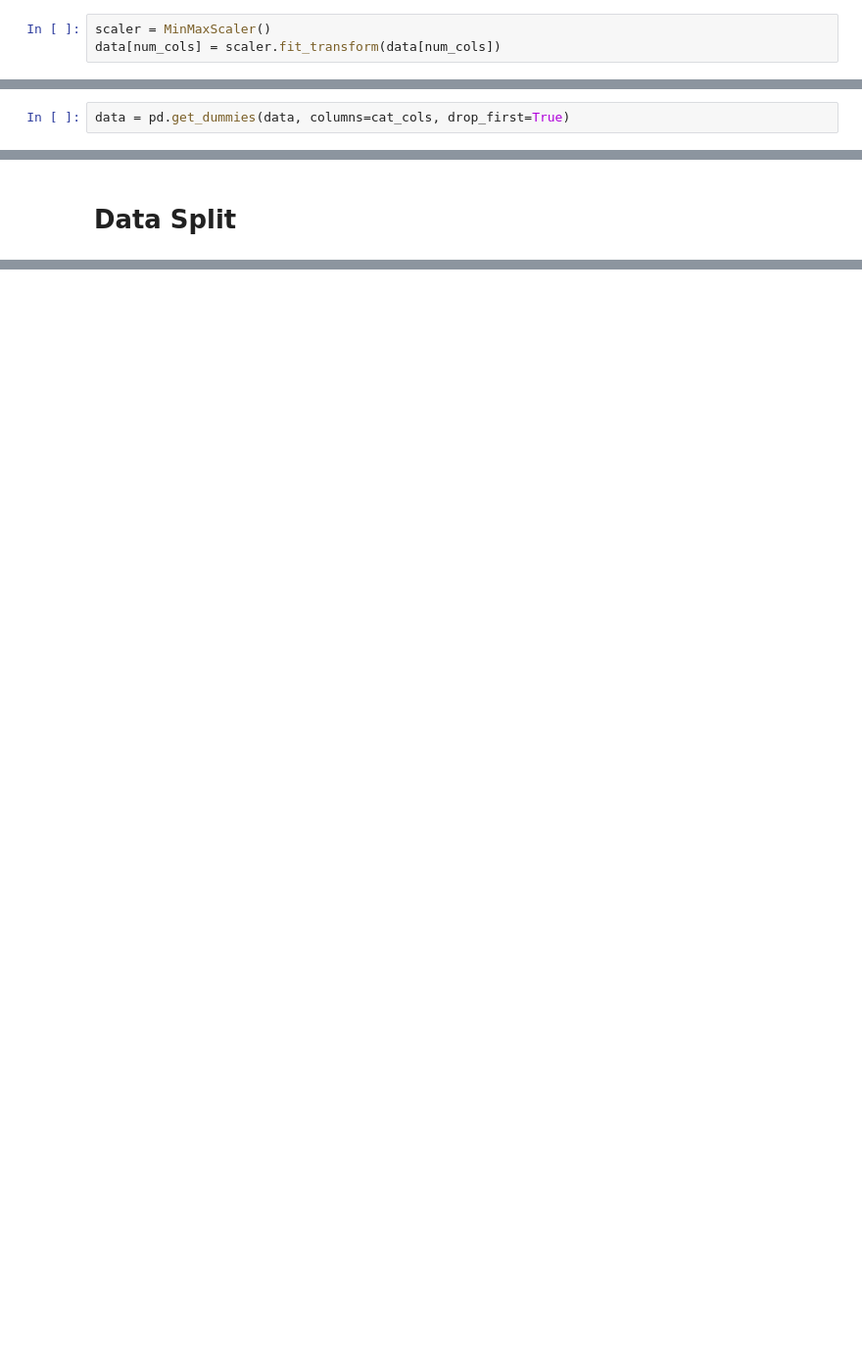
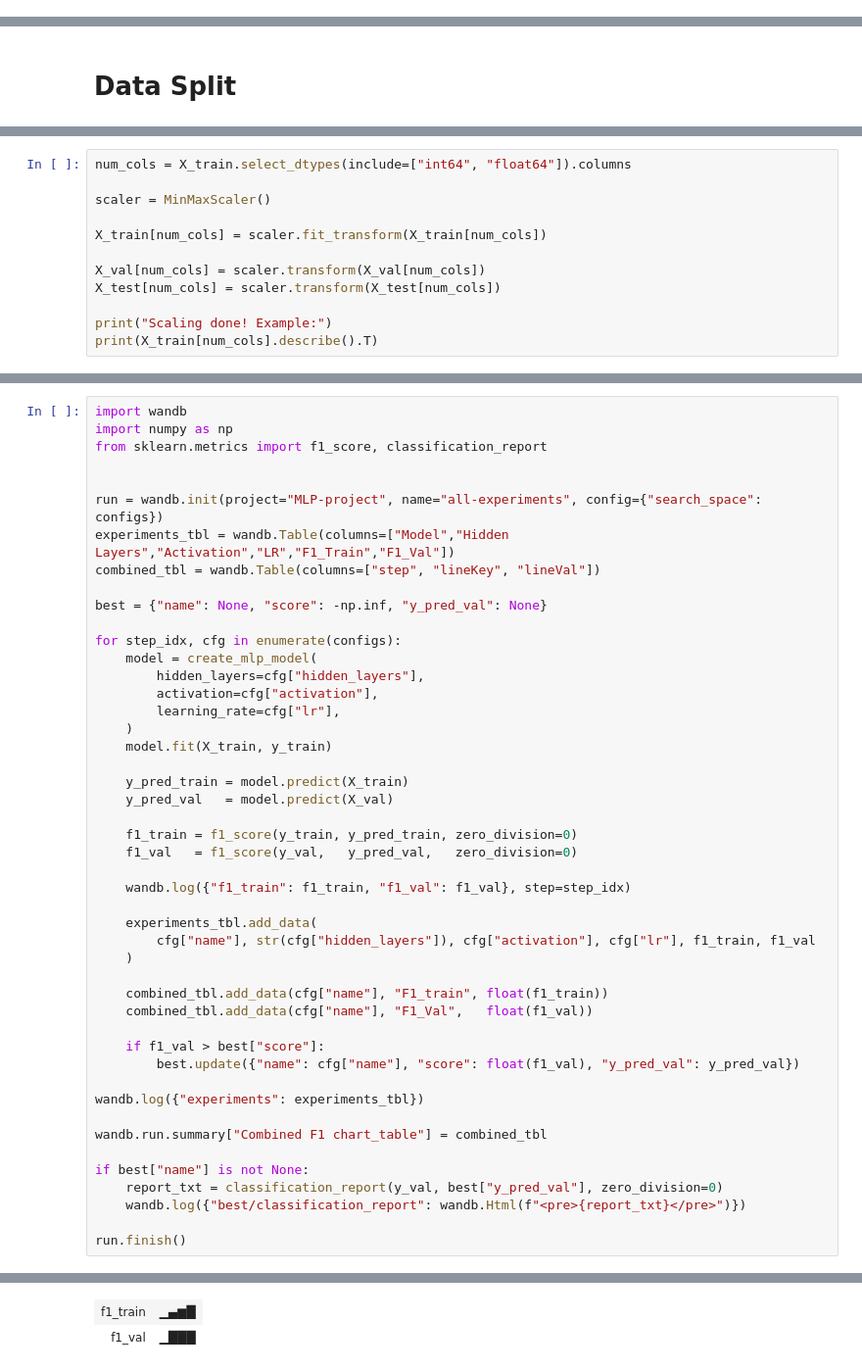
Before and after one commit to Michal2684/zneus-MLP, a Jupyter notebook: main.ipynb, the cells around one changed output, grey strips where cells are left out. Shown at 98% size. Cells and saved outputs as stored; diff of their text form; blank space fills up the shorter version.

Commit message:
experiments

```diff
--- a/main.ipynb
+++ b/main.ipynb
@@ -156,3 +195,0 @@ data = df.copy()
-# %%
-scaler = MinMaxScaler()
-data[num_cols] = scaler.fit_transform(data[num_cols])
@@ -170,2 +195,0 @@ data[num_cols].describe().T
-# %%
-data = pd.get_dummies(data, columns=cat_cols, drop_first=True)
@@ -203,0 +226,12 @@ y_test: (200,)
+# %%
+num_cols = X_train.select_dtypes(include=["int64", "float64"]).columns
+
+scaler = MinMaxScaler()
+
+X_train[num_cols] = scaler.fit_transform(X_train[num_cols])
+
+X_val[num_cols] = scaler.transform(X_val[num_cols])
+X_test[num_cols] = scaler.transform(X_test[num_cols])
+
+print("Scaling done! Example:")
+print(X_train[num_cols].describe().T)
@@ -203,0 +313,48 @@ y_test: (200,)
+# %%
+import wandb
+import numpy as np
+from sklearn.metrics import f1_score, classification_report
+
+
+run = wandb.init(project="MLP-project", name="all-experiments", config={"search_space": configs})
+experiments_tbl = wandb.Table(columns=["Model","Hidden Layers","Activation","LR","F1_Train","F1_Val"])
+combined_tbl = wandb.Table(columns=["step", "lineKey", "lineVal"])
+
+best = {"name": None, "score": -np.inf, "y_pred_val": None}
+
+for step_idx, cfg in enumerate(configs):
+    model = create_mlp_model(
+        hidden_layers=cfg["hidden_layers"],
+        activation=cfg["activation"],
+        learning_rate=cfg["lr"],
+    )
+    model.fit(X_train, y_train)
+
+    y_pred_train = model.predict(X_train)
+    y_pred_val   = model.predict(X_val)
+
+    f1_train = f1_score(y_train, y_pred_train, zero_division=0)
+    f1_val   = f1_score(y_val,   y_pred_val,   zero_division=0)
+
+    wandb.log({"f1_train": f1_train, "f1_val": f1_val}, step=step_idx)
+
+    experiments_tbl.add_data(
+        cfg["name"], str(cfg["hidden_layers"]), cfg["activation"], cfg["lr"], f1_train, f1_val
+    )
+
+    combined_tbl.add_data(cfg["name"], "F1_train", float(f1_train))
+    combined_tbl.add_data(cfg["name"], "F1_Val",   float(f1_val))
+
+    if f1_val > best["score"]:
+        best.update({"name": cfg["name"], "score": float(f1_val), "y_pred_val": y_pred_val})
+
+wandb.log({"experiments": experiments_tbl})
+
+wandb.run.summary["Combined F1 chart_table"] = combined_tbl
+
+if best["name"] is not None:
+    report_txt = classification_report(y_val, best["y_pred_val"], zero_division=0)
+    wandb.log({"best/classification_report": wandb.Html(f"<pre>{report_txt}</pre>")})
+
+run.finish()
+# %% [output]
@@ -203,0 +369,2 @@ y_test: (200,)
+| f1_train | ▁▄▆█ |
+| f1_val | ▁███ |
```
Also changed, not shown: parts of 12 cells of this notebook.
